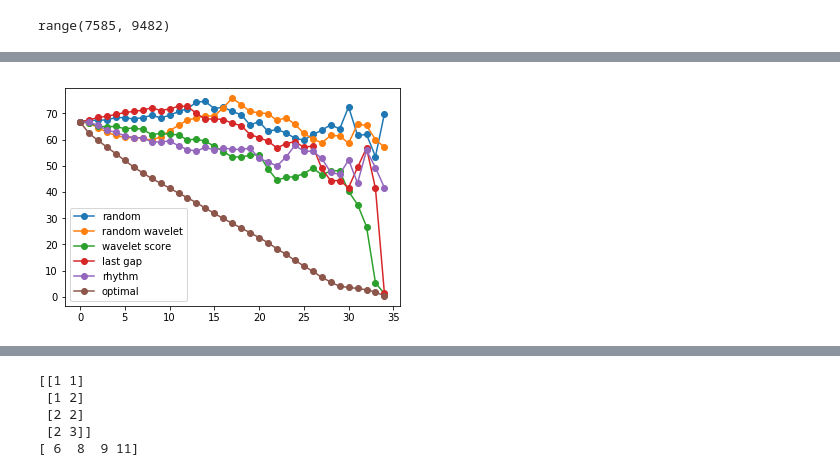
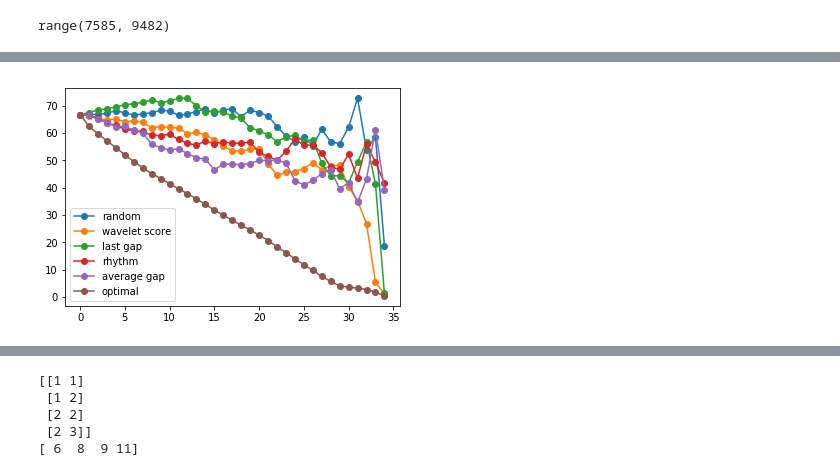
Before and after one commit to balilarder/master-ncku, a Jupyter notebook: wavelet.ipynb, the cells around one changed output, grey strips where cells are left out. Drawn from its saved outputs; the diff is of its cells as text; code cells hidden in the pictures.

```diff
--- a/wavelet.ipynb
+++ b/wavelet.ipynb
@@ -260,0 +268,3 @@ print(i)
+# %%
+t = wavelet_coefficient_table([0, 100,0 ,100, 0,100, 0,100])
+print(t)
@@ -943,7 +1189,7 @@ def compute_sleep_error(sleep, t, error, compute_cnt, max_bound, min_bound):
     return compute_cnt, error, max_bound, min_bound
 
 # feature 1
-def wavelet_score(time, stations):
+def wavelet_score(time, stations, start=0):
     # 從0學到t-1的score
 #     print("enter")
     score = {}
@@ -952,7 +1198,7 @@ def wavelet_score(time, stations):
     case_cnt = {}
 
     for s in stations:
-        d = origin_level_0[s][:time]
+        d = origin_level_0[s][start:time]
 #         print(d)
         slice_wavelet = wavelet_coefficient_table(d)
         avg = slice_wavelet[level][1]
@@ -1065,7 +1519,9 @@ random_current_wavelet_error = []
 wavelet_order_error = []
 last_gap_error = []
 rhythm_week_error = []
+average_gap_error = []
 optimal_order_error = []
+
 
 # # baseline random method
 max_bound = 0 # for inverse sigmoid
@@ -1196,7 +1652,7 @@ error_logit = {}
 
 
 for t in sample_timestamp:
-    score = wavelet_score(t, stations)
+    score, cnt = wavelet_score(t, stations)
     choose_order[t] = [s[0] for s in score]
 
 for i in need_to_active:
@@ -1324,6 +1780,48 @@ if error_show == "sigmoid inverse":
         error_logit[el] = [math.log(i/(1-i),10) for i in error_logit[el]]  # 帶入function
         rhythm_week_error.append(sum(error_logit[el]))
 
+# only average no other features
+average_only_error = []
+max_bound = 0 # for inverse sigmoid
+min_bound = math.inf
+choose_order = {}
+error_logit = {}
+
+
+for t in sample_timestamp:
+
+    score = average_gap(t, stations)
+    choose_order[t] = [s[0] for s in score]
+
+for i in need_to_active:
+    error = 0
+    compute_cnt = 0
+    error_logit[i] = []
+
+    for t in sample_timestamp:
+#         active = [s[0] for s in sortscore[:i]]  # 先learn好的順序分數
+        active = choose_order[t][:i]          # 順序會隨時間變
+#         print(active)
+
+        sleep = set(stations) - set(active)
+        compute_cnt, error, max_bound, min_bound= compute_sleep_error(sleep, t, error, compute_cnt, max_bound, min_bound)
+
+    if error_show == "average error":
+        if compute_cnt > 0:
+            error = error / compute_cnt
+        else:
+            error = 0
+    average_only_error.append(error)
+
+if error_show == "sigmoid inverse":
+    average_only_error = []
+    print(min_bound, max_bound)
+    for el in error_logit:
+        error_logit[el] = [(i-min_bound)*(0.999-0.5)/(max_bound-min_bound) + 0.5 for i in error_logit[el]]
+        print("optimal", len(error_logit[el]))
+        error_logit[el] = [math.log(i/(1-i),10) for i in error_logit[el]]  # 帶入function
+        average_only_error.append(sum(error_logit[el]))
+
 
 # # Optimal line理論上不可能找到，因為cost太高
 max_bound = 0 # for inverse sigmoid
@@ -1380,13 +1878,14 @@ print(random_current_wavelet_error)
 # print(optimal_order_error)
 
 plt.plot(need_to_active, random_choose_error, 'o-')
-plt.plot(need_to_active, random_current_wavelet_error, 'o-')
+# plt.plot(need_to_active, random_current_wavelet_error, 'o-')
 plt.plot(need_to_active, wavelet_order_error, 'o-')
 plt.plot(need_to_active, last_gap_error, 'o-')
 plt.plot(need_to_active, rhythm_week_error, 'o-')
+plt.plot(need_to_active, average_only_error, 'o-')
 plt.plot(need_to_active, optimal_order_error, 'o-')
 
-plt.legend(['random', 'random wavelet', 'wavelet score', 'last gap', 'rhythm','optimal'], loc='lower left')
+plt.legend(['random', 'wavelet score', 'last gap', 'rhythm', 'average gap', 'optimal'], loc='lower left')
 # plt.legend(['random'], loc='lower left')
 # %% [output]
 compute_cnt 175
@@ -1409,4 +1908,4 @@ Wall time: 7.47 s
-[figure, old version]
+[figure, new version]
 # %%
 # 抓feature出來比較
 sample = 5
```
Also changed, not shown: parts of 12 cells of this notebook.
